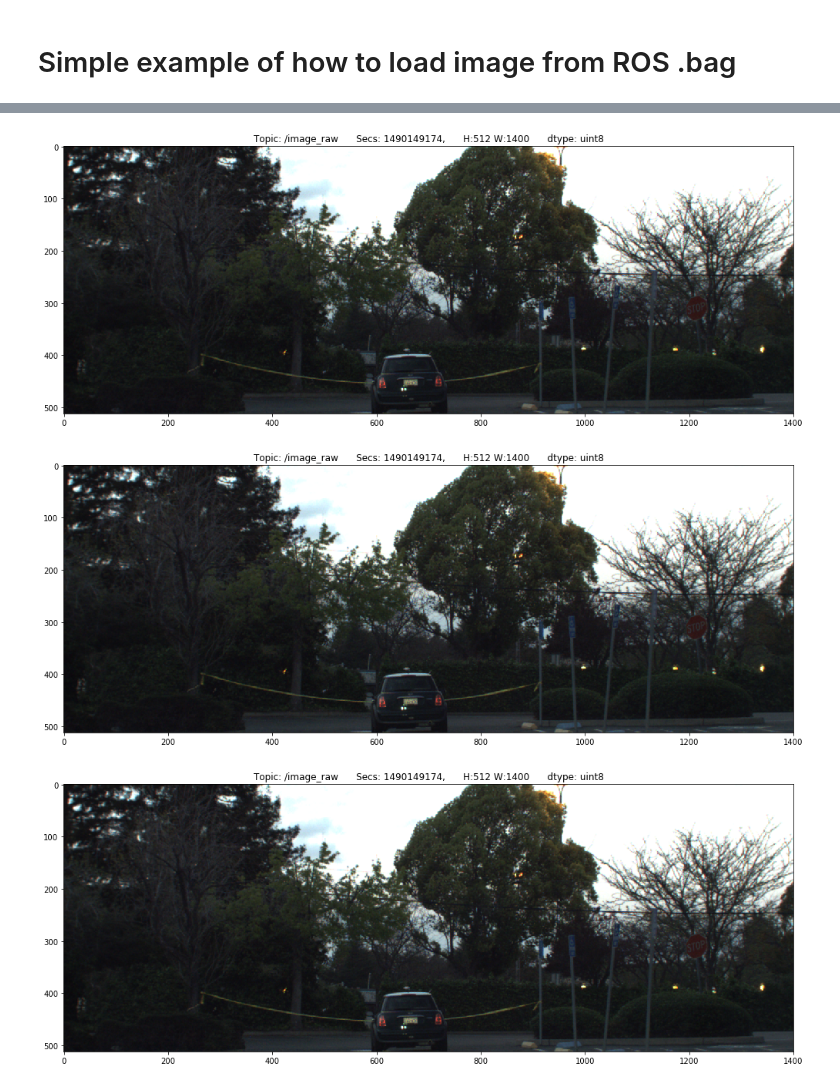
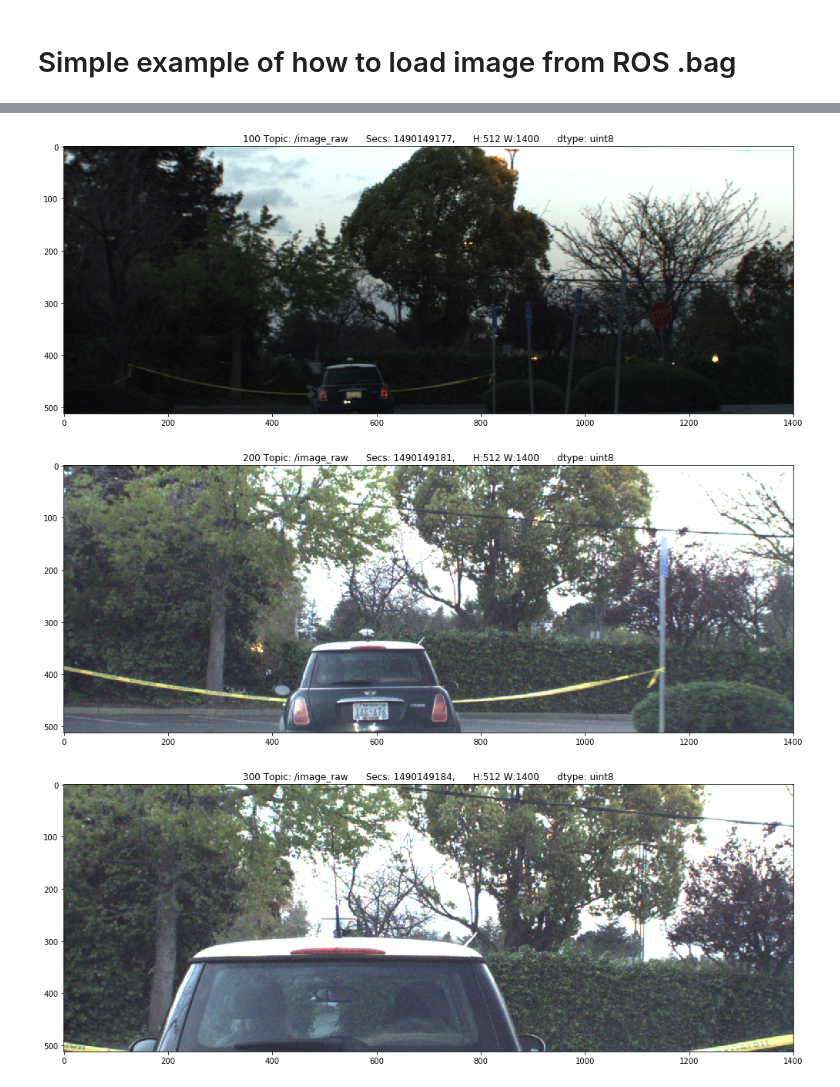
Before and after one commit to Naurislv/Self-Driving-Car-challenge-Team-DeepLatvia, a Jupyter notebook: python/load_bag_example.ipynb, the cells around one changed output, grey strips where cells are left out. Cells and saved outputs as stored; diff of their text form; code cells hidden in the pictures.

```diff
--- a/python/load_bag_example.ipynb
+++ b/python/load_bag_example.ipynb
@@ -17,7 +17,7 @@ from utils import pim
 # Define ROS bag topci in which can be found images
 TOPIC_img = '/image_raw'
 FRAME_TO_SHOW = 4  # Later plot 4 frames from ROS bag
-STEP = 10000  # Later plot every 10th frame from ROS bag
+STEP = 100  # Later plot every 10th frame from ROS bag
 
 test_bag = '../Datasets/Didi-Training-Release-1/approach_1.bag'
 # %% [markdown]
@@ -33,13 +33,13 @@ counter = 0
 
 for i, (topic, msg, t) in enumerate(iterator):
     ###### Plot every 10th frame ######
-    if i % STEP:
+    if i % STEP == 0:
         img = np.asarray(bridge.imgmsg_to_cv2(msg, 'bgr8'))
         img = cv2.cvtColor(img, cv2.COLOR_BGR2RGB)
-        pim([img], ['Topic: {}      Secs: {},      H:{} W:{}      dtype: {}'.format(topic, t.secs,
-                                                                                    msg.height,
-                                                                                    msg.width,
-                                                                                    img.dtype)])
+        pim([img], ['{} Topic: {}      Secs: {},      H:{} W:{}      dtype: {}'.format(i, topic, t.secs,
+                                                                                       msg.height,
+                                                                                       msg.width,
+                                                                                       img.dtype)])
         counter += 1
     if counter == FRAME_TO_SHOW:
         break
@@ -49,3 +49,3 @@ bag.close()
-[figure, old version]
+[figure, new version]
-[figure, old version]
+[figure, new version]
-[figure, old version]
+[figure, new version]
```
Also changed, not shown: parts of 1 cell of this notebook.
